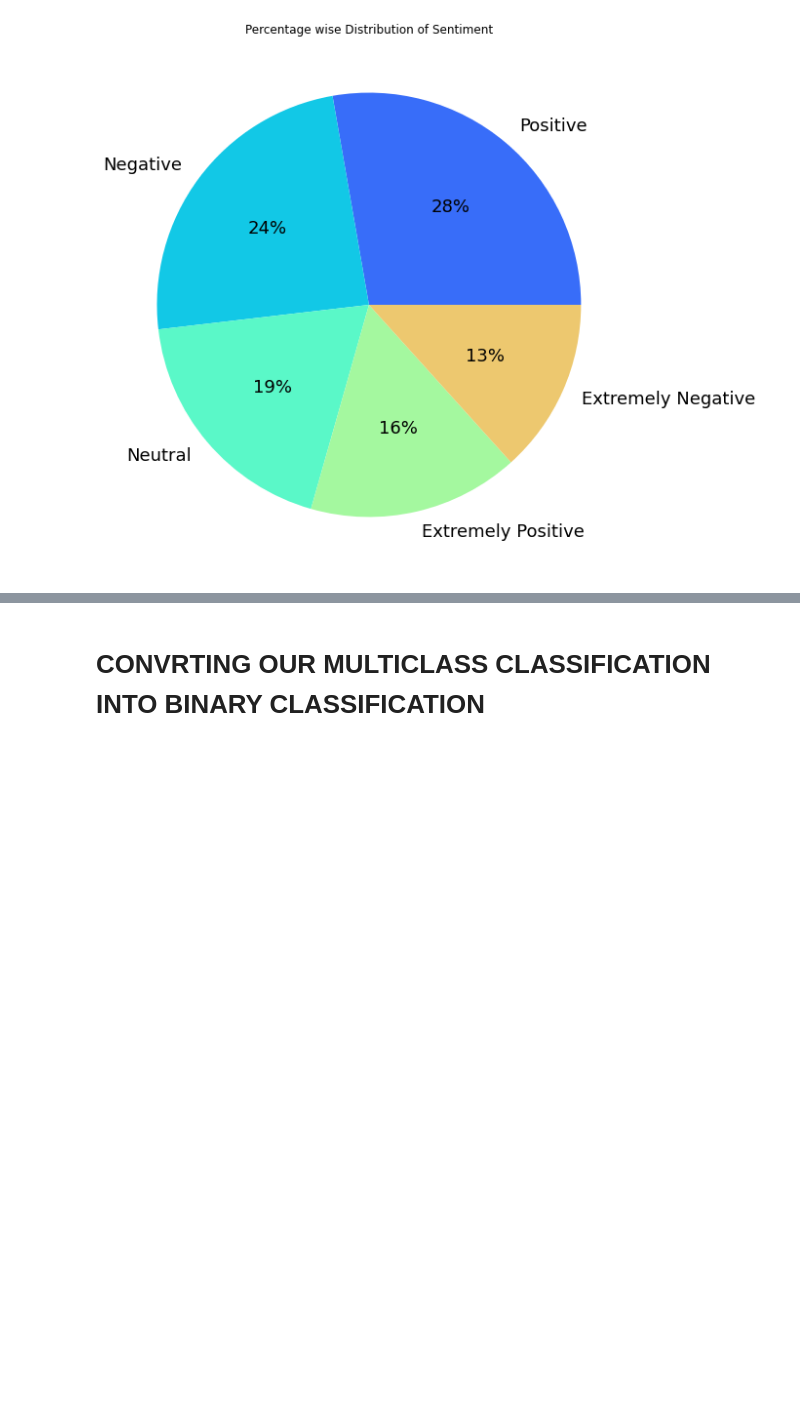
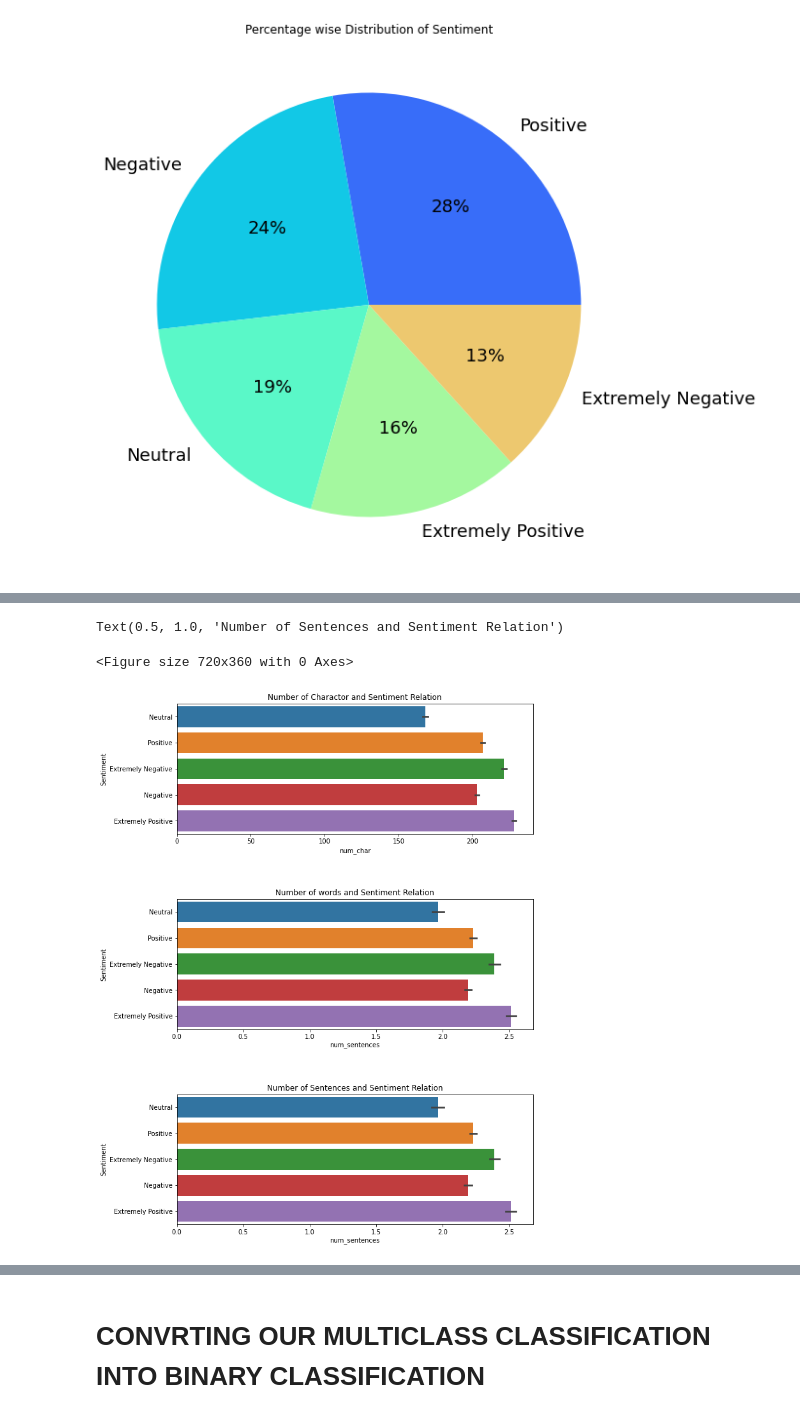
Before and after one commit to pankaj-beldar/Capstone_Project_03_Corona-virus-Tweet-Sentiment-Analysis, a Jupyter notebook: Capstone_03_Corona_Virus_Tweet_Sentiment_Analysis.ipynb, the cells around one changed output, grey strips where cells are left out. Drawn from its saved outputs; the diff is of its cells as text; code cells hidden in the pictures; blank space fills up the shorter version.

```diff
--- a/Capstone_03_Corona_Virus_Tweet_Sentiment_Analysis.ipynb
+++ b/Capstone_03_Corona_Virus_Tweet_Sentiment_Analysis.ipynb
@@ -227,0 +256,16 @@ We can see, Most of the people (28% ) were having Positive sentiment about covid
+# %%
+#check relation between sentiment and number of words, charactors and sentences of the tewwt.
+plt.figure(figsize=(10,5))
+fig, axes = plt.subplots(nrows=3, ncols=1, figsize=(10,15))
+ax = axes.flatten()
+sns.barplot(data=df, x='num_char', y='Sentiment', ax=ax[0])
+plt.subplots_adjust(hspace=0.5, wspace=0.2)
+sns.barplot(data=df, x='num_sentences', y='Sentiment', ax=ax[1])
+sns.barplot(data=df, x='num_sentences', y='Sentiment', ax=ax[2])
+ax[0].set_title('Number of Charactor and Sentiment Relation')
+ax[1].set_title('Number of words and Sentiment Relation')
+ax[2].set_title('Number of Sentences and Sentiment Relation')
+# %% [output]
+Text(0.5, 1.0, 'Number of Sentences and Sentiment Relation')
+<Figure size 720x360 with 0 Axes>
+[figure, added]
```
Also changed, not shown: parts of 92 cells of this notebook.
